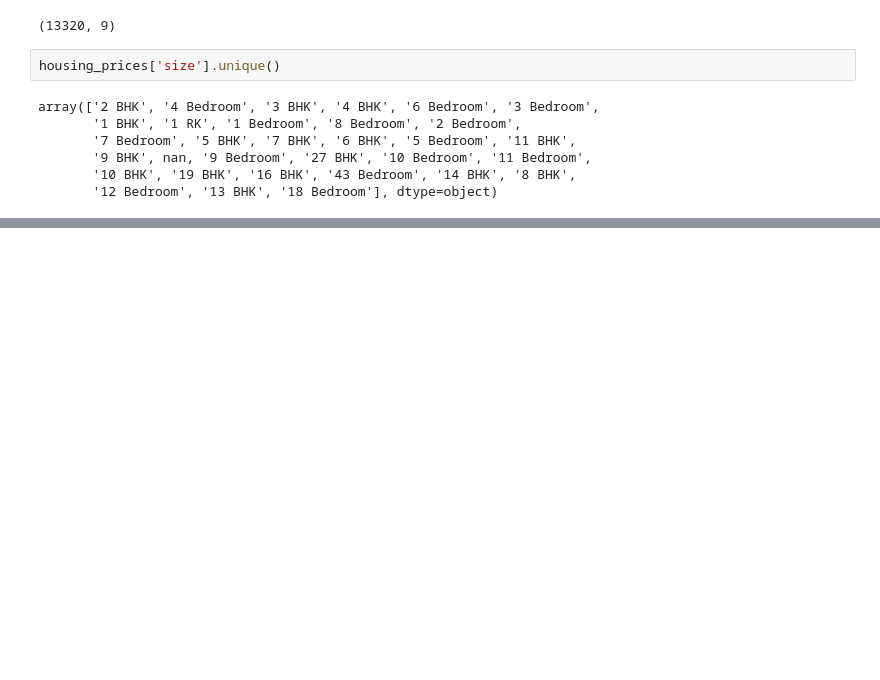
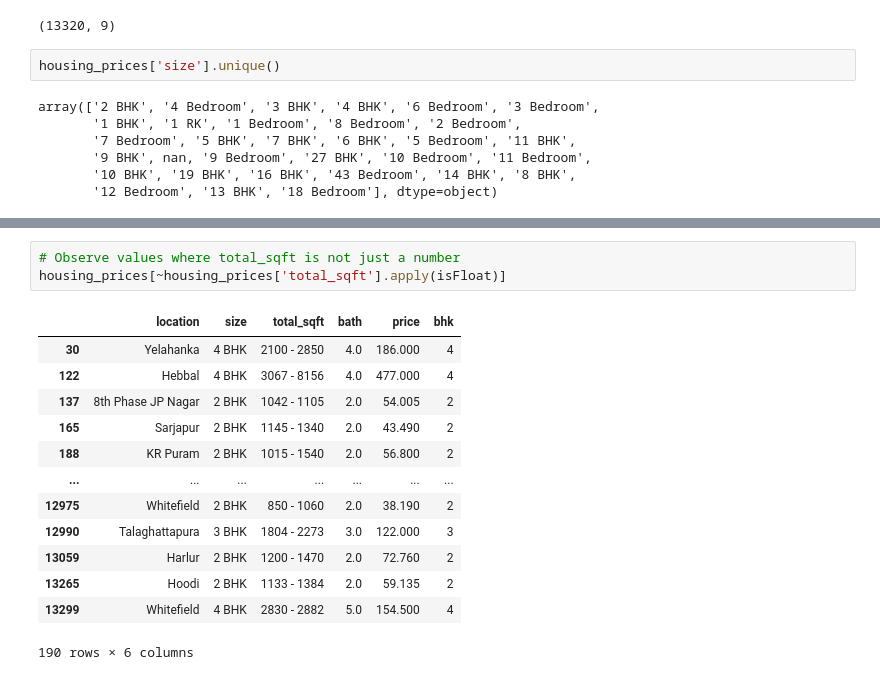
Before and after one commit to anantsinha/housing_price_prediction, a Jupyter notebook: housing_price_prediction.ipynb, the cells around one changed output, grey strips where cells are left out. Saved outputs shown, nothing was run; the diff lists cells and outputs as text; blank space fills up the shorter version.

```diff
--- a/housing_price_prediction.ipynb
+++ b/housing_price_prediction.ipynb
@@ -48,0 +106,17 @@ AttributeError: 'float' object has no attribute 'split'
+# %%
+# Observe values where total_sqft is not just a number
+housing_prices[~housing_prices['total_sqft'].apply(isFloat)]
+# %% [output]
+|  | location | size | total_sqft | bath | price | bhk |
+| 30 | Yelahanka | 4 BHK | 2100 - 2850 | 4.0 | 186.000 | 4 |
+| 122 | Hebbal | 4 BHK | 3067 - 8156 | 4.0 | 477.000 | 4 |
+| 137 | 8th Phase JP Nagar | 2 BHK | 1042 - 1105 | 2.0 | 54.005 | 2 |
+| 165 | Sarjapur | 2 BHK | 1145 - 1340 | 2.0 | 43.490 | 2 |
+| 188 | KR Puram | 2 BHK | 1015 - 1540 | 2.0 | 56.800 | 2 |
+| ... | ... | ... | ... | ... | ... | ... |
+| 12975 | Whitefield | 2 BHK | 850 - 1060 | 2.0 | 38.190 | 2 |
+| 12990 | Talaghattapura | 3 BHK | 1804 - 2273 | 3.0 | 122.000 | 3 |
+| 13059 | Harlur | 2 BHK | 1200 - 1470 | 2.0 | 72.760 | 2 |
+| 13265 | Hoodi | 2 BHK | 1133 - 1384 | 2.0 | 59.135 | 2 |
+| 13299 | Whitefield | 4 BHK | 2830 - 2882 | 5.0 | 154.500 | 4 |
+190 rows × 6 columns
```
Also changed, not shown: parts of 19 cells of this notebook.
